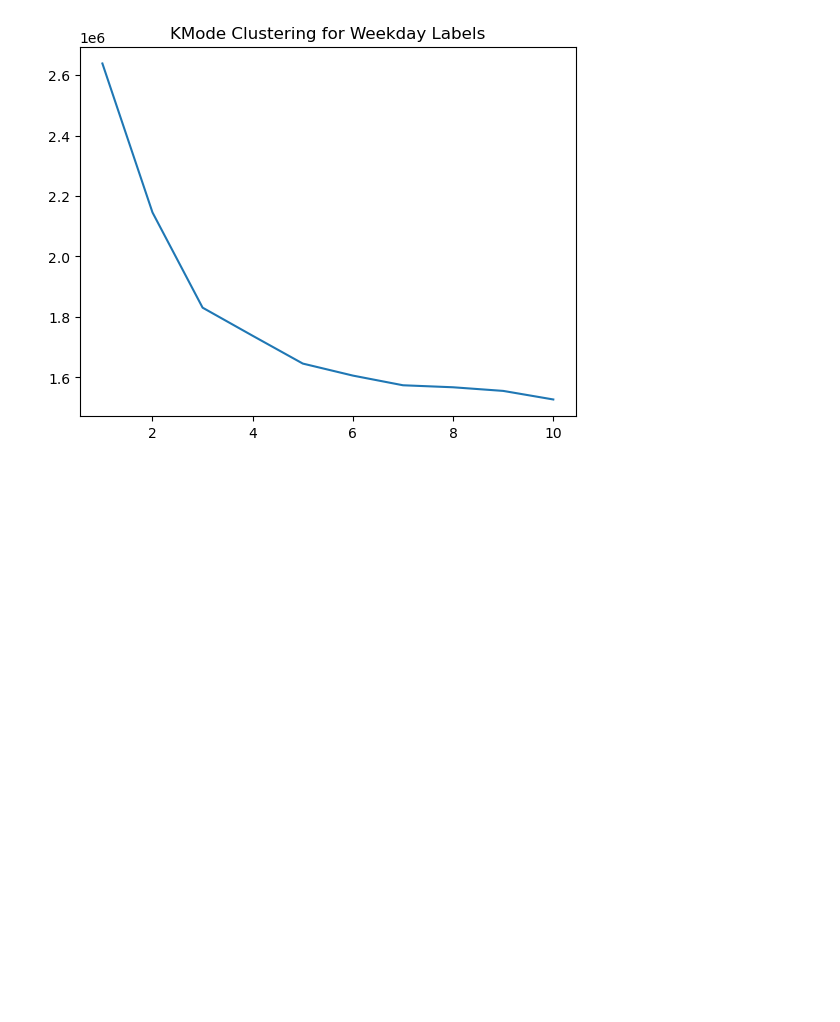
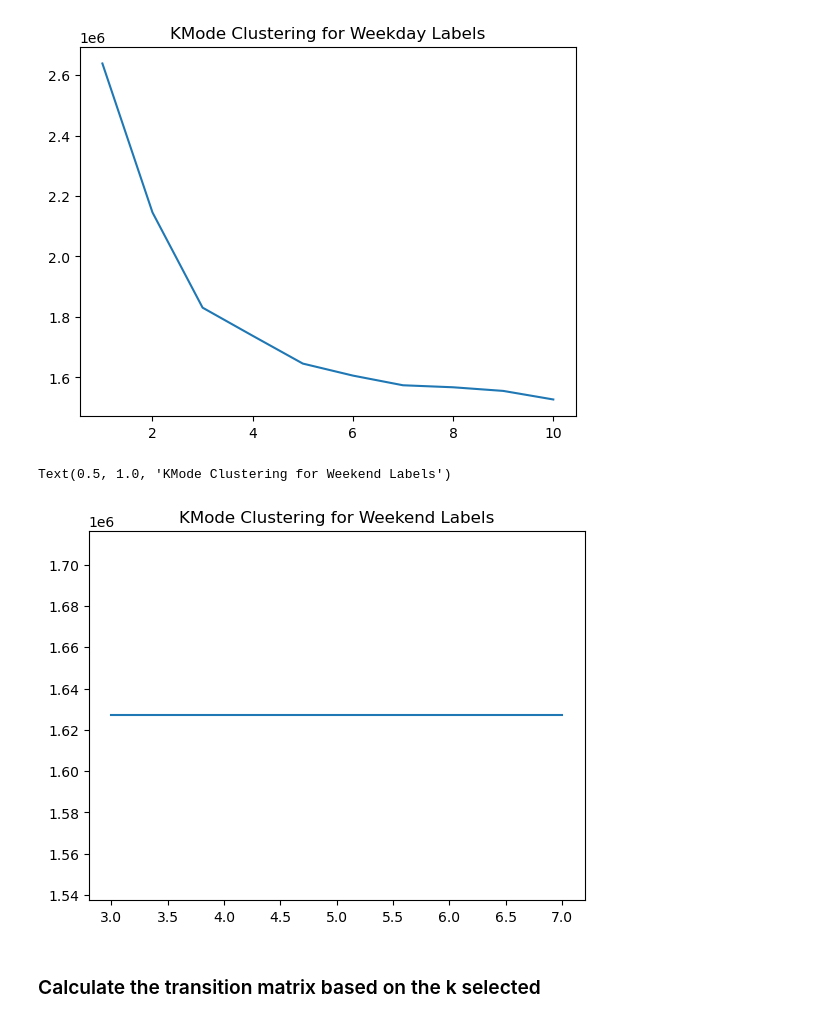
Before and after one commit to caoalbert/humob, a Jupyter notebook: code.ipynb, the cells around one changed output. Cells and saved outputs as stored; diff of their text form; code cells hidden in the pictures; blank space fills up the shorter version.

Commit message:
weekend added

```diff
--- a/code.ipynb
+++ b/code.ipynb
@@ -102,6 +102,7 @@ for i in tqdm(range(len(users))):
 
         weekday_label_array[i, index:t+1] = la
         index = t+1
+    weekday_label_array[i,index:] = la
 # %%
 weekend_user = task1_weekend_label['uid'].unique()
 weekend_label_array = np.empty(shape=(task1_weekend_label['uid'].nunique(), 48), dtype=str)
@@ -119,28 +120,37 @@ for i in tqdm(range(len(weekend_user))):
 
         weekend_label_array[i, index:t+1] = la
         index = t+1
+
+    weekend_label_array[i,index:] = la
 # %% [markdown]
 ### kmode clustering for weekday and weekends
 # %%
 from kmodes.kmodes import KModes
 cost = []
-K = range(1,11)
-for k in list(K):
+for k in tqdm(range(2,11)):
     kmode = KModes(n_clusters=k, init = "random")
     kmode.fit_predict(weekday_label_array)
     cost.append(kmode.cost_)
 # %%
 cost2 = []
-for k in list(K):
+for k in tqdm(np.arange(2,11)):
     kmode2 = KModes(n_clusters=k, init = "random")
     kmode2.fit_predict(weekend_label_array)
-    cost2.append(kmode.cost_)
+    cost2.append(kmode2.cost_)
 # %%
 plt.plot(np.arange(1,11), cost)
 plt.title('KMode Clustering for Weekday Labels')
 # %% [output]
 Text(0.5, 1.0, 'KMode Clustering for Weekday Labels')
 [figure]
+# %%
+plt.plot([3,5,7], cost2)
+plt.title('KMode Clustering for Weekend Labels')
+# %% [output]
+Text(0.5, 1.0, 'KMode Clustering for Weekend Labels')
+[figure, added]
+# %% [markdown]
+### Calculate the transition matrix based on the k selected
 # %%
 kmode = KModes(n_clusters=5, init = "random")
 predicted_mode = kmode.fit_predict(weekday_label_array)
```
Also changed, not shown: parts of 5 cells of this notebook, 15 other files.
